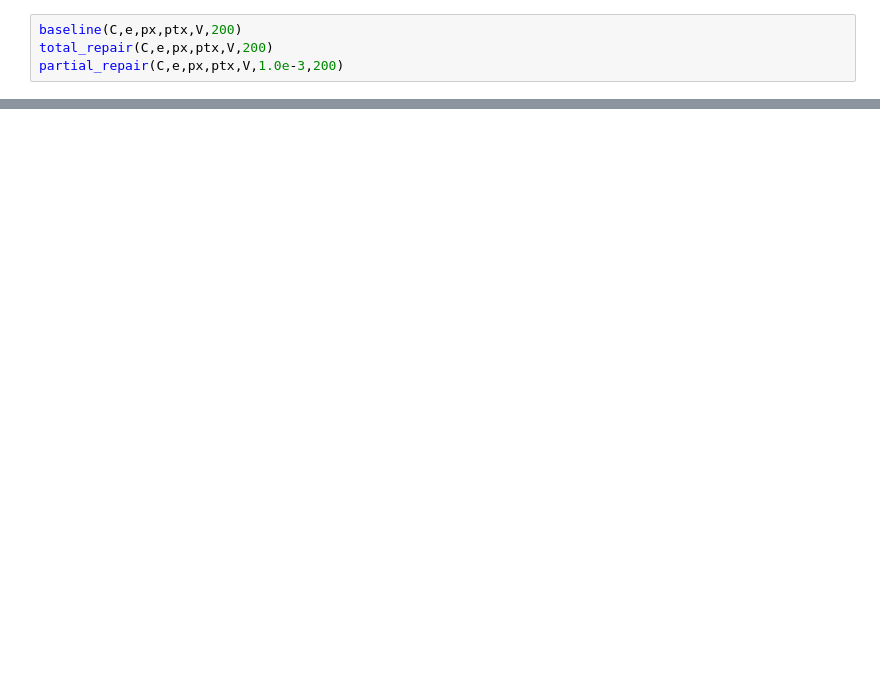
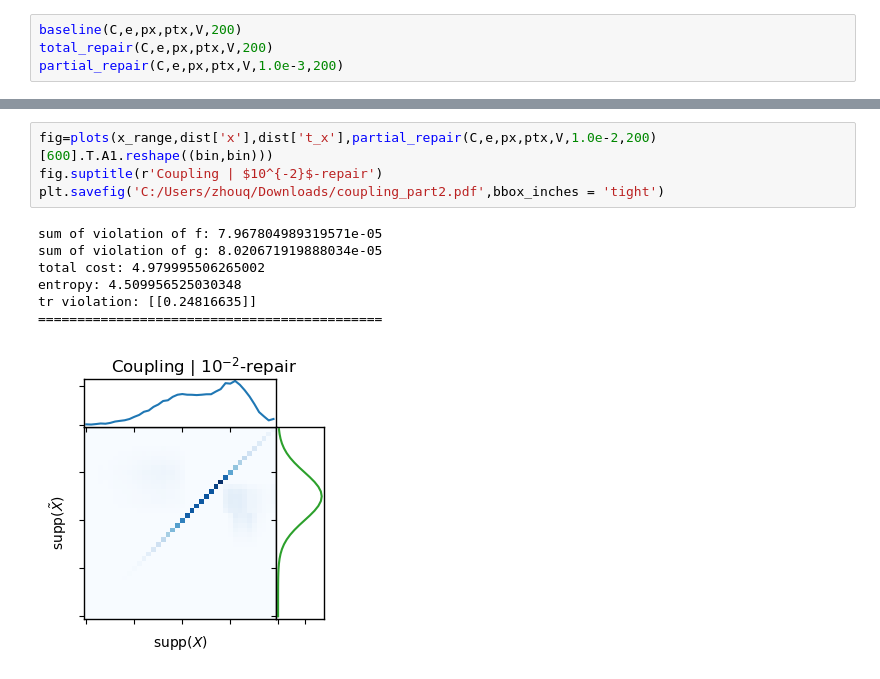
Before and after one commit to Quan-Zhou/OT_Debiasing, a Jupyter notebook: Dykstra_fromsamples.ipynb, the cells around one changed output, grey strips where cells are left out. Cells and saved outputs as stored; diff of their text form; blank space fills up the shorter version.

```diff
--- a/Dykstra_fromsamples.ipynb
+++ b/Dykstra_fromsamples.ipynb
@@ -410,0 +485,12 @@ plt.savefig('C:/Users/zhouq/Downloads/coupling_base.pdf',bbox_inches = 'tight')
+# %%
+fig=plots(x_range,dist['x'],dist['t_x'],partial_repair(C,e,px,ptx,V,1.0e-2,200)[600].T.A1.reshape((bin,bin)))
+fig.suptitle(r'Coupling | $10^{-2}$-repair')
+plt.savefig('C:/Users/zhouq/Downloads/coupling_part2.pdf',bbox_inches = 'tight')
+# %% [output]
+sum of violation of f: 7.967804989319571e-05
+sum of violation of g: 8.020671919888034e-05
+total cost: 4.979995506265002
+entropy: 4.509956525030348
+tr violation: [[0.24816635]]
+============================================
+[figure, added]
```
Also changed, not shown: parts of 13 cells of this notebook.
